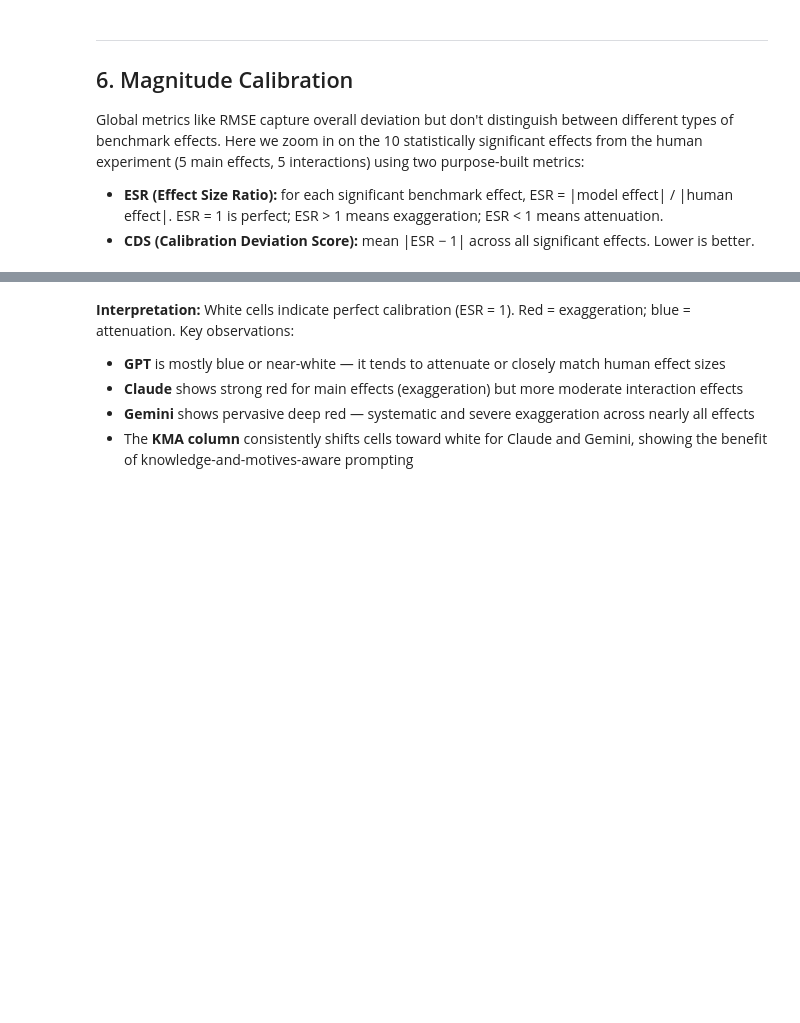
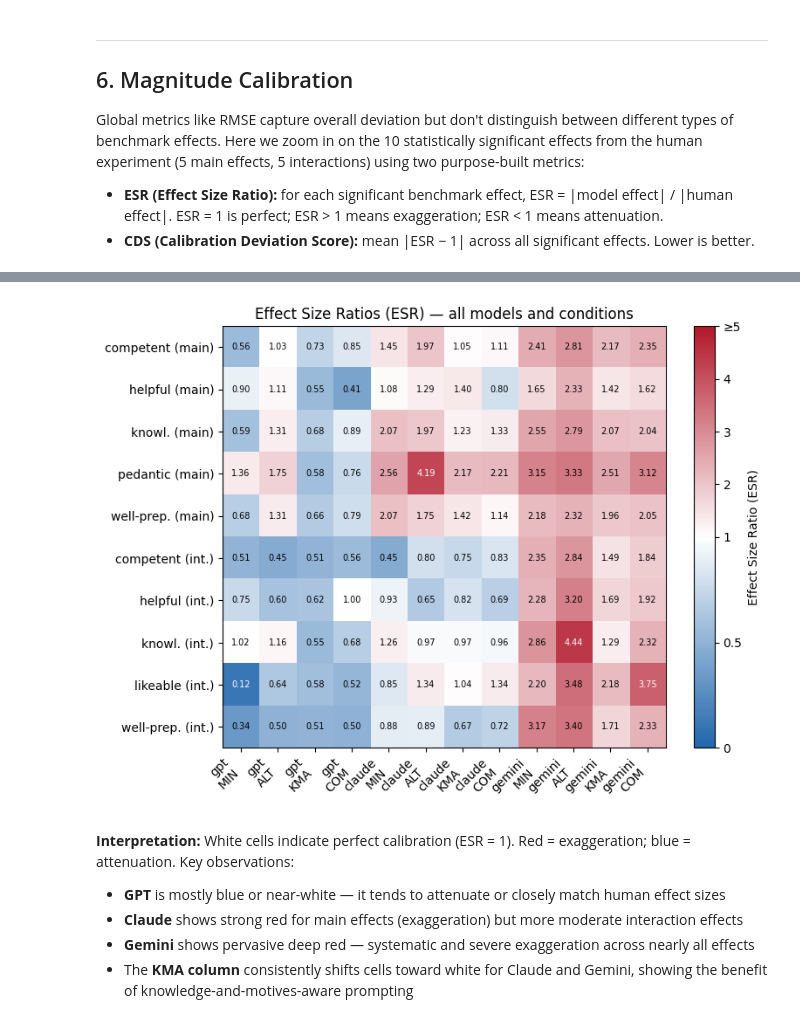
Before and after one commit to muehlenbernd/llm-social-calibration, a Jupyter notebook: notebooks/01_social_meaning_llms.ipynb, the cells around one changed output, grey strips where cells are left out. Saved outputs shown, nothing was run; the diff lists cells and outputs as text; code cells hidden in the pictures; blank space fills up the shorter version.

```diff
--- a/notebooks/01_social_meaning_llms.ipynb
+++ b/notebooks/01_social_meaning_llms.ipynb
@@ -327,33 +409,36 @@ display(cds_df[['model','prompt','CDS_main','CDS_interaction']].round(3))
 # %%
 # ── ESR Heatmap (reproduces Figure 1) ────────────────────────────────────────
 # Build a combined ESR dataframe across all models and conditions
 
 esr_rows = []
 for cond, llm_df in llm_dfs.items():
     for model in MODELS:
         mdf = llm_df[llm_df['model'] == model]
         if len(mdf) == 0:
             continue
         main = compute_esr_main_all(human_df, mdf)
         inter = compute_esr_interaction_all(human_df, mdf)
         for attr, vals in main.items():
             esr_rows.append({'model': model, 'prompt': cond, 'attribute': attr,
                              'effect_type': 'main', 'esr': vals['esr_main']})
         for attr, vals in inter.items():
             esr_rows.append({'model': model, 'prompt': cond, 'attribute': attr,
                              'effect_type': 'interaction', 'esr': vals['esr_interaction']})
 
 esr_df_all = pd.DataFrame(esr_rows)
 
 plot_esr_heatmap(
     esr_df_all,
     esr_col='esr',
     title='Effect Size Ratios (ESR) — all models and conditions',
     drop_non_significant=True,
-    significant_attributes=list(SIGNIFICANT_MAIN_ATTRS | SIGNIFICANT_INTERACTION_ATTRS),
+    significant_main_attrs=SIGNIFICANT_MAIN_ATTRS,
+    significant_interaction_attrs=SIGNIFICANT_INTERACTION_ATTRS,
     model_order=MODELS,
     prompt_order=CONDITIONS,
 )
+# %% [output]
+[figure, added]
 # %% [markdown]
 **Interpretation:** White cells indicate perfect calibration (ESR = 1). Red = exaggeration; blue = attenuation. Key observations:
 
```
Also changed, not shown: parts of 12 cells of this notebook, 1 other file.
